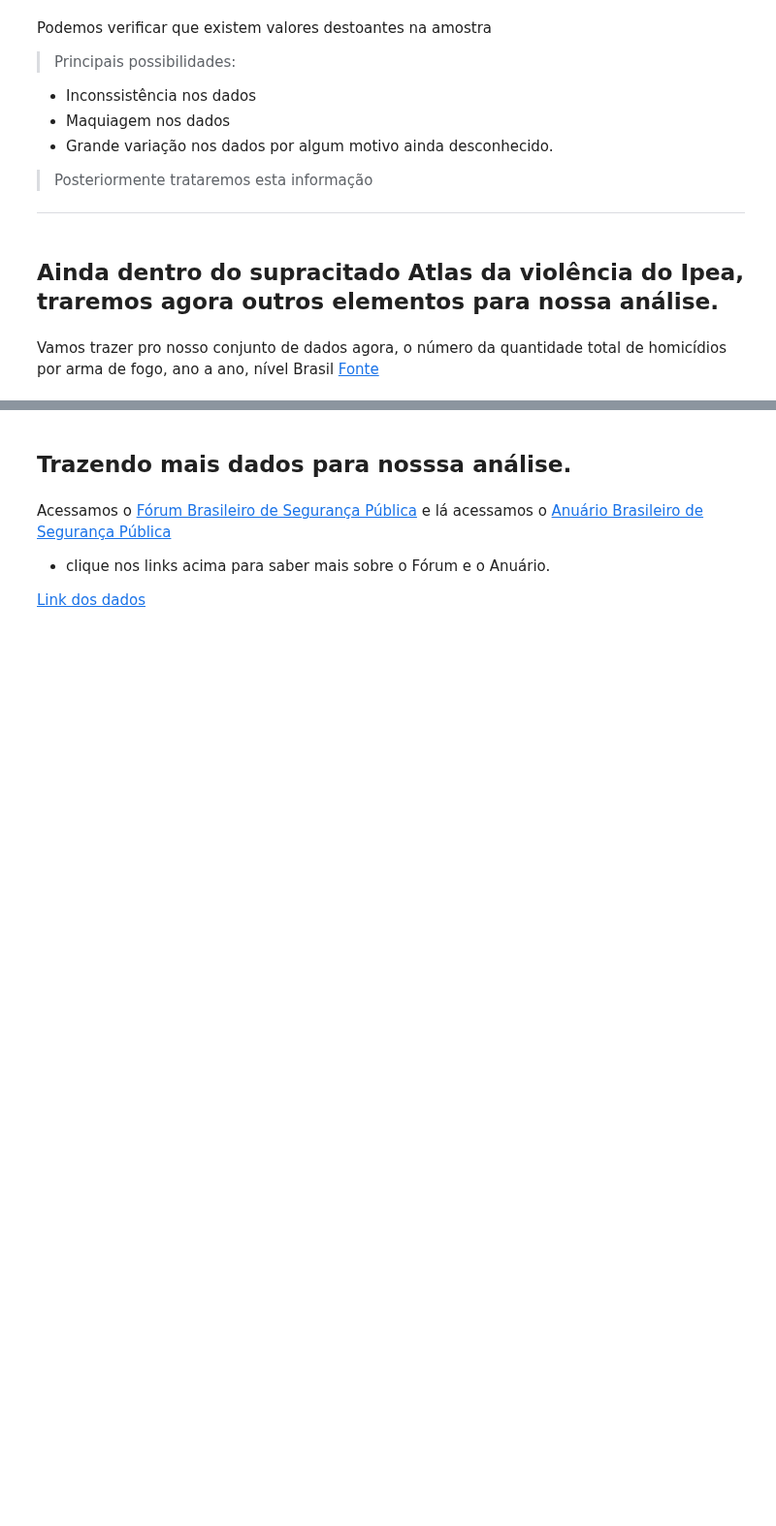
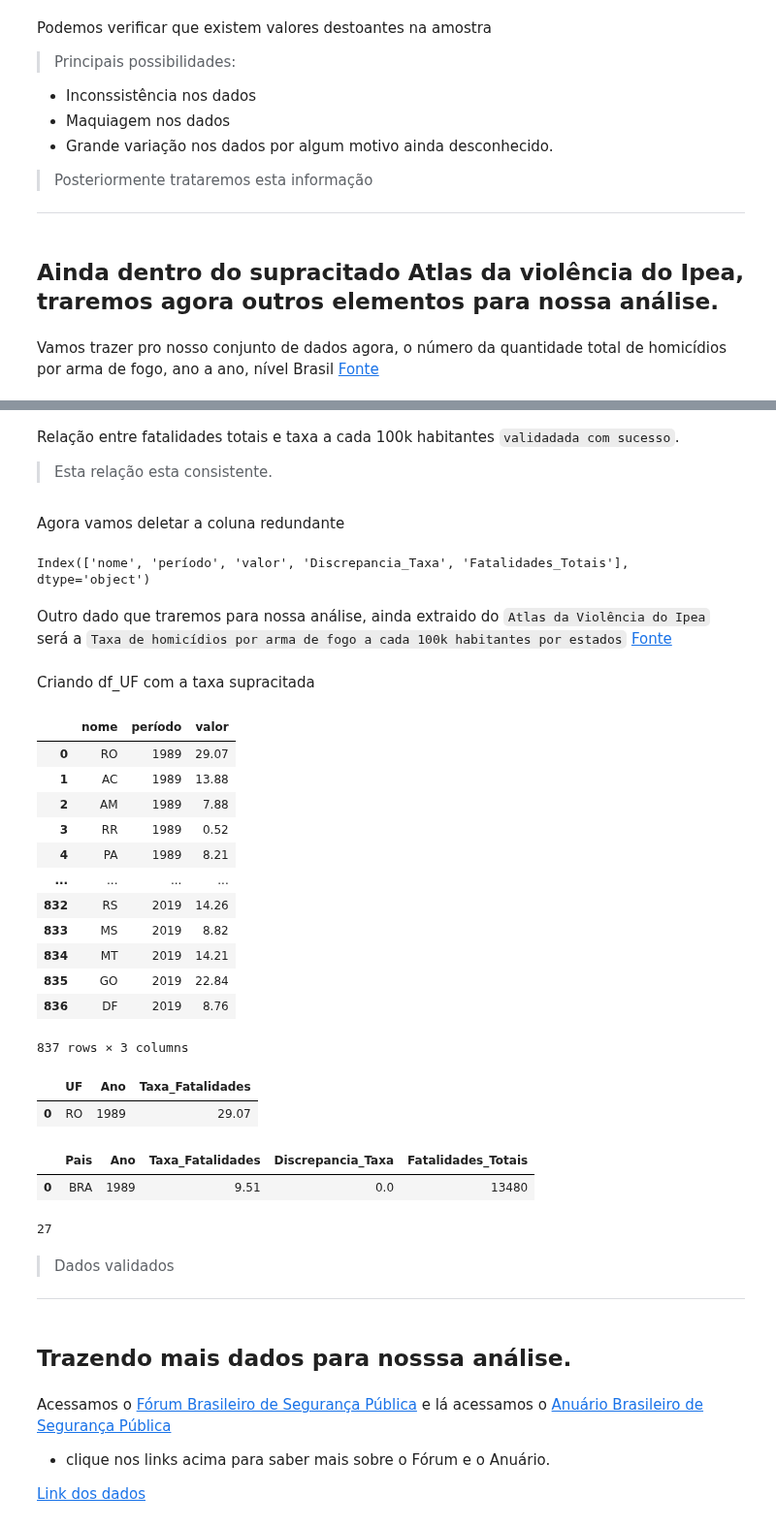
Before and after one commit to kauebr/Portifolio-Desarmamento-Brasil, a Jupyter notebook: Desarmamento Brasil.ipynb, the cells around one changed output, grey strips where cells are left out. Shown at 97% size. Drawn from its saved outputs; the diff is of its cells as text; code cells hidden in the pictures; blank space fills up the shorter version.

Commit message:
Criando df e validando

```diff
--- a/Desarmamento Brasil.ipynb
+++ b/Desarmamento Brasil.ipynb
@@ -163,3 +270,60 @@ df.insert(4, 'Fatalidades_Totais', df_auxiliar['valor'].copy())
+# %% [markdown]
+Relação entre fatalidades totais e taxa a cada 100k habitantes `validadada com sucesso`.
+>Esta relação esta consistente.
+# %% [markdown]
+Agora vamos deletar a coluna redundante
+# %%
+# Descarta os valores passados
+df.drop(columns=['Discrepancia_Qtd_Total'], inplace=True)
+df.columns
+# %% [output]
+Index(['nome', 'período', 'valor', 'Discrepancia_Taxa', 'Fatalidades_Totais'], dtype='object')
+# %% [markdown]
+Outro dado que traremos para nossa análise, ainda extraido do  `Atlas da Violência do Ipea` será a `Taxa de homicídios por arma de fogo a cada 100k habitantes por estados` [Fonte](https://www.ipea.gov.br/atlasviolencia/filtros-series/5/bitos-por-armas-de-fogo)
+# %% [markdown]
+Criando df_UF com a taxa supracitada
+# %%
+df_UF = pd.read_csv('taxa-de-homicídios-por-armas-de-fogo-UF.csv', sep=';', usecols=[1, 2, 3])
+pd.set_option('display.max_rows', 33)
+df_UF
+# %% [output]
+|  | nome | período | valor |
+| 0 | RO | 1989 | 29.07 |
+| 1 | AC | 1989 | 13.88 |
+| 2 | AM | 1989 | 7.88 |
+| 3 | RR | 1989 | 0.52 |
+| 4 | PA | 1989 | 8.21 |
+| ... | ... | ... | ... |
+| 832 | RS | 2019 | 14.26 |
+| 833 | MS | 2019 | 8.82 |
+| 834 | MT | 2019 | 14.21 |
+| 835 | GO | 2019 | 22.84 |
+| 836 | DF | 2019 | 8.76 |
+837 rows × 3 columns
+# %%
+# Renomeando títulos das colunas
+df_UF.columns=['UF', 'Ano', 'Taxa_Fatalidades']
+df_UF.head(1)
+# %% [output]
+|  | UF | Ano | Taxa_Fatalidades |
+| 0 | RO | 1989 | 29.07 |
+# %%
+# Renomeando títulos das colunas
+df.rename(columns={'nome':'Pais'},inplace=True)
+df.rename(columns={'período':'Ano'},inplace=True)
+df.rename(columns={'valor':'Taxa_Fatalidades'},inplace=True)
+df.head(1)
+# %% [output]
+|  | Pais | Ano | Taxa_Fatalidades | Discrepancia_Taxa | Fatalidades_Totais |
+| 0 | BRA | 1989 | 9.51 | 0.0 | 13480 |
+# %%
+# Verificando quantidade de estados (Brasil tem 26 mais DF)
+df_UF['UF'].nunique()
+# %% [output]
+27
+# %% [markdown]
+> Dados validados
+<hr>
 # %% [markdown]
 ## Trazendo mais dados para nosssa análise.
 # %% [markdown]
```
Also changed, not shown: parts of 18 cells of this notebook, 1 other file.
